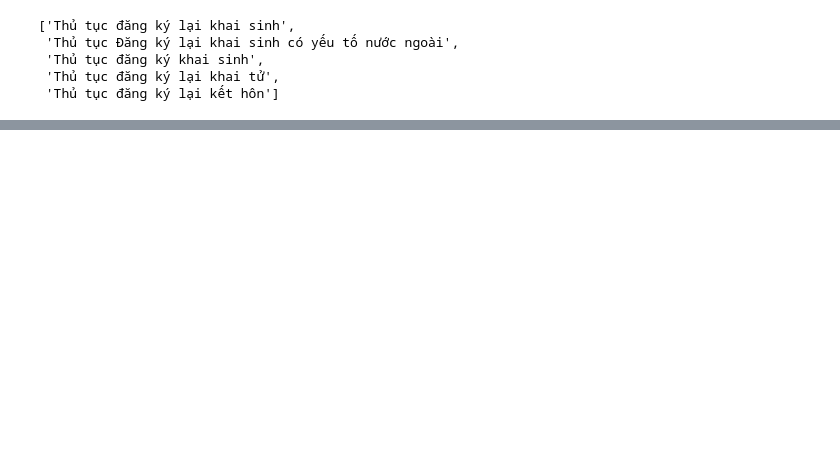
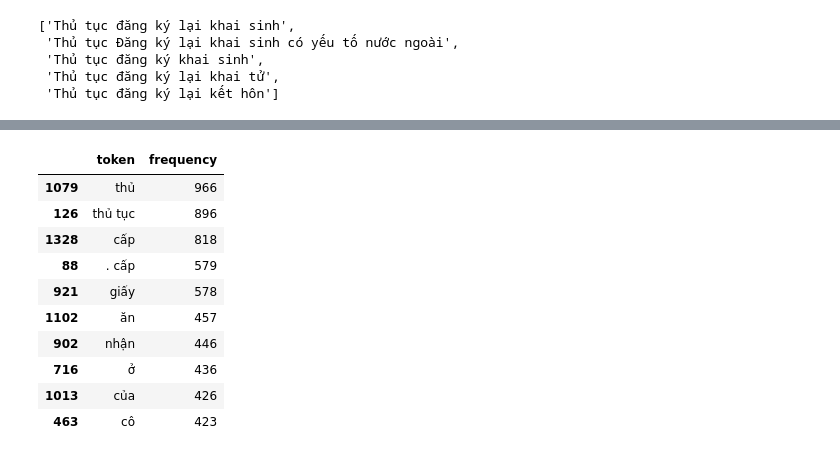
Before and after one commit to Mingg2211/NamDinh_V1, a Jupyter notebook: notebook/experiment.ipynb, the cells around one changed output, grey strips where cells are left out. Drawn from its saved outputs; the diff is of its cells as text; code cells hidden in the pictures; blank space fills up the shorter version.

```diff
--- a/notebook/experiment.ipynb
+++ b/notebook/experiment.ipynb
@@ -168,0 +271,3 @@ mingg
+# %%
+df = pd.read_csv('../data/token_frequency.csv')
+df.head()
@@ -168,0 +281,16 @@ mingg
+# %%
+df = df.sort_values(by='frequency', ascending=False)
+# %%
+df.head(10)
+# %% [output]
+|  | token | frequency |
+| 1079 | thủ | 966 |
+| 126 | thủ tục | 896 |
+| 1328 | cấp | 818 |
+| 88 | . cấp | 579 |
+| 921 | giấy | 578 |
+| 1102 | ăn | 457 |
+| 902 | nhận | 446 |
+| 716 | ở | 436 |
+| 1013 | của | 426 |
+| 463 | cô | 423 |
```
Also changed, not shown: parts of 26 cells of this notebook, 6 other files.
